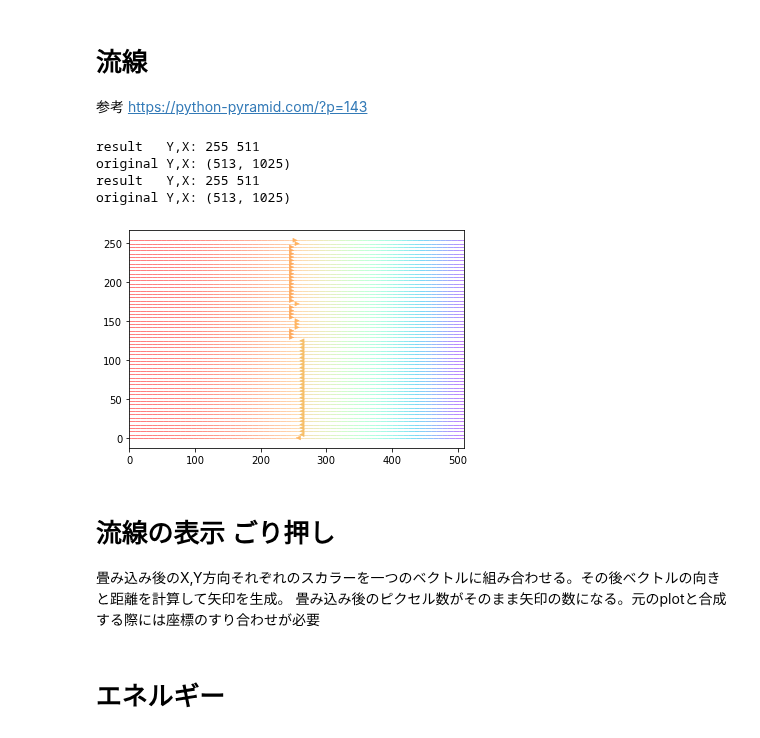
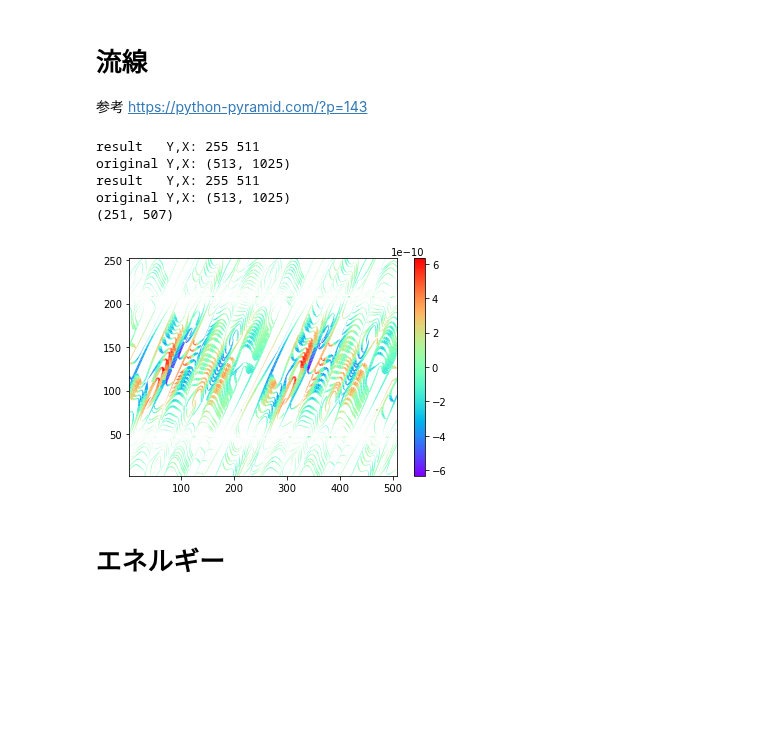
Before and after one commit to koki-mus/research, a Jupyter notebook: src/visualize.ipynb, the cells around one changed output. Cells and saved outputs as stored; diff of their text form; code cells hidden in the pictures; blank space fills up the shorter version.

```diff
--- a/visyualize.ipynb
+++ b/src/visualize.ipynb
@@ -56,17 +17,3 @@ def ave_carnel(size:int):
 # %% [markdown]
 # ロードとヒートマップの出力
-# %%
-def load_bigendian(filename):
-    f = open(filename,mode='rb')
-    #>fはbig endianのfloat型。:525825でz方向の1個目だけ(xy平面一つ)とる。reshapeでx,yの整形
-    data = np.fromfile(f, dtype='>f',sep='')[:525825].reshape(513,1025)
-    f.close()
-    return data
-def show(data: np.array, imgname=False):
-
-    #sns.heatmap(data, vmin=0, vmax=0.5)
-    sns.heatmap(data)
-    if imgname:
-        plt.savefig(f"./imgout/{imgname}.png")
-    #plt.clf()
 # %%
@@ -102,43 +51,54 @@ True
 
 参考 https://python-pyramid.com/?p=143
 # %%
-dataX = load_bigendian(data_dir + "fort.116.0")
-dataY = load_bigendian(data_dir + "fort.117.0")
+dataX = load_bigendian(data_dir + "fort.113.0")
+dataY = load_bigendian(data_dir + "fort.114.0")
 
 carnel1 = ave_carnel(4)
 #carnel1 = np.array([[0,0,0,0],[0,1/12,1/6,1/4],[0,1/12,1/6,1/4],[0,0,0,0]])
 carnel2 = carnel1.T
 dataX = convolute(dataX, carnel2,stride=2)
 dataY = convolute(dataY, carnel1,stride=2)
 
 x = range(dataX.shape[1])
 y = range(dataY.shape[0])
 #X,Y方向それぞれのベクトルに対して座標の行列を設定
 X, Y = np.meshgrid(x, y)
 #X,Y方向それぞれのベクトルの強さ
 u = dataX
 v = dataY
 
 # print(X.shape)
 # print(Y.shape)
 # print(u.shape)
 # print(v.shape)
-U = -1 - X**2 + Y#color
+#color = u**2 + v**2
+color = color*2/max(color.flat)
+
+#########
+rot = rot2d(u, v)
+u = u[2:-2,2:-2]
+v = v[2:-2,2:-2]
+X = X[2:-2,2:-2]
+Y = Y[2:-2,2:-2]
+##########
+
 speed = np.sqrt(u**2 + v**2)
 lw = 7*speed / speed.max()
 
-plt.figure(1)
+fig = plt.figure(1)
+#plt.contour(X,Y,speed)
 #sns.heatmap(dataY)
-plt.streamplot(X, Y, u, v, density=[1.5,2], color=U, arrowstyle='-|>', linewidth=0.5,cmap="rainbow")
+#strm = plt.streamplot(X, Y, u, v, density=[5], color=color, arrowstyle='-', linewidth=1,cmap="rainbow")
+strm = plt.streamplot(X, Y, u, v, density=[5], color=rot, arrowstyle='-', linewidth=lw,cmap="rainbow")
+#strm = plt.streamplot(X, Y, u, v, density=[1,5], color=black, arrowstyle='-|>', linewidth=1)
 # plt.savefig("v_stream3.png")
+fig.colorbar(strm.lines)
 plt.show()
 # %% [output]
 result   Y,X: 255 511
 original Y,X: (513, 1025)
 result   Y,X: 255 511
 original Y,X: (513, 1025)
+(251, 507)
-[figure, old version]
+[figure, new version]
-# %% [markdown]
-# 流線の表示 ごり押し
-畳み込み後のX,Y方向それぞれのスカラーを一つのベクトルに組み合わせる。その後ベクトルの向きと距離を計算して矢印を生成。
-畳み込み後のピクセル数がそのまま矢印の数になる。元のplotと合成する際には座標のすり合わせが必要
```
Also changed, not shown: parts of 9 cells of this notebook, 4 other files.
